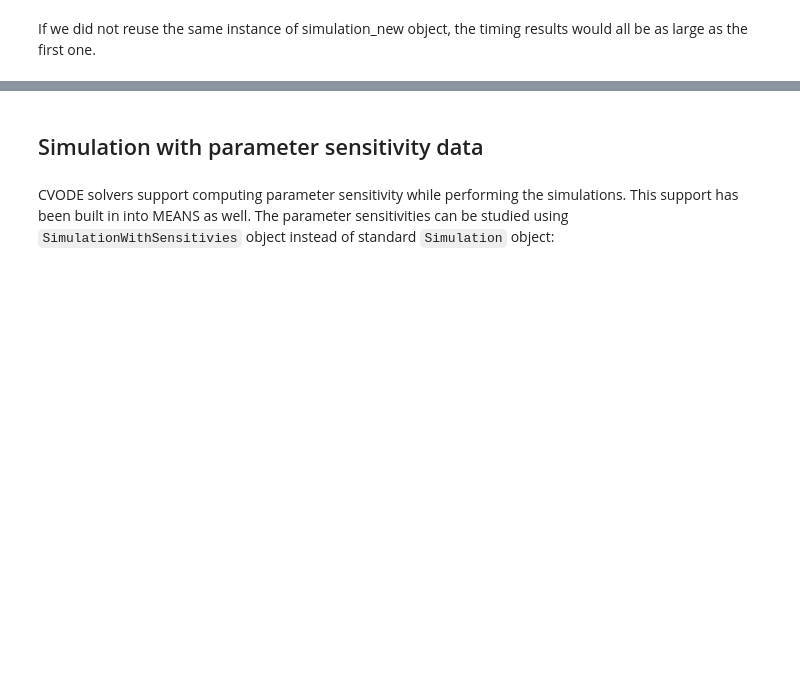
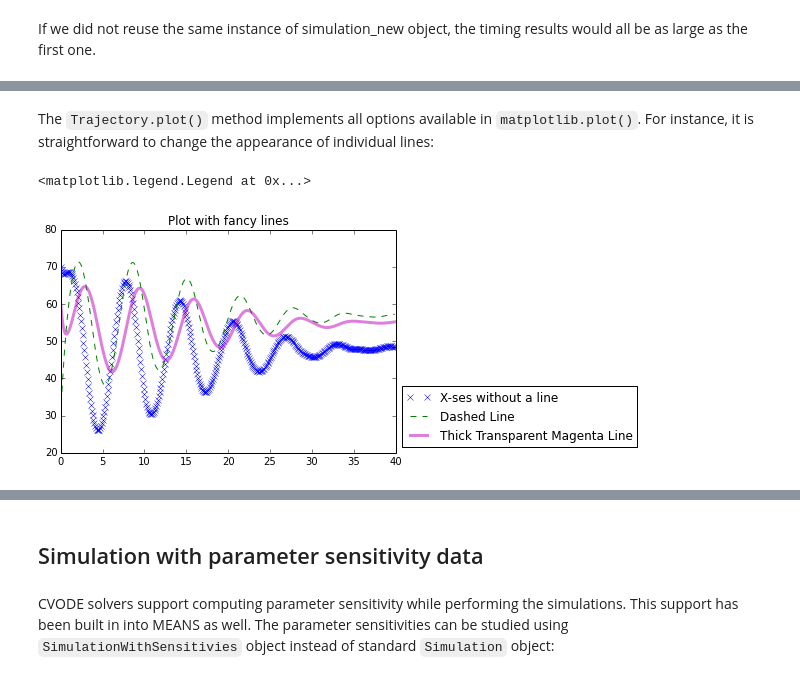
Before and after one commit to theosysbio/means, a Jupyter notebook: prototypes/examples/Tutorial/4. Simulation.ipynb, the cells around one changed output, grey strips where cells are left out. Saved outputs shown, nothing was run; the diff lists cells and outputs as text; code cells hidden in the pictures; blank space fills up the shorter version.

```diff
--- a/prototypes/examples/Tutorial/4. Simulation.ipynb
+++ b/prototypes/examples/Tutorial/4. Simulation.ipynb
@@ -131,0 +175,13 @@ If we did not reuse the same instance of simulation_new object, the timing resul
+# %% [markdown]
+The `Trajectory.plot()` method implements all options available in `matplotlib.plot()`. For instance, it is straightforward to change the appearance of individual lines:
+# %%
+plt.figure()
+plt.title('Plot with fancy lines')
+trajectories[0].plot(linestyle='None', marker='x', label='X-ses without a line')
+trajectories[1].plot(linestyle="--", label='Dashed Line')
+trajectories[2].plot(alpha= .5, linewidth=3, color="m", label='Thick Transparent Magenta Line')
+
+plt.legend(loc='lower left', bbox_to_anchor = (1, 0))
+# %% [output]
+<matplotlib.legend.Legend at 0x...>
+[figure, added]
```
Also changed, not shown: parts of 20 cells of this notebook.
